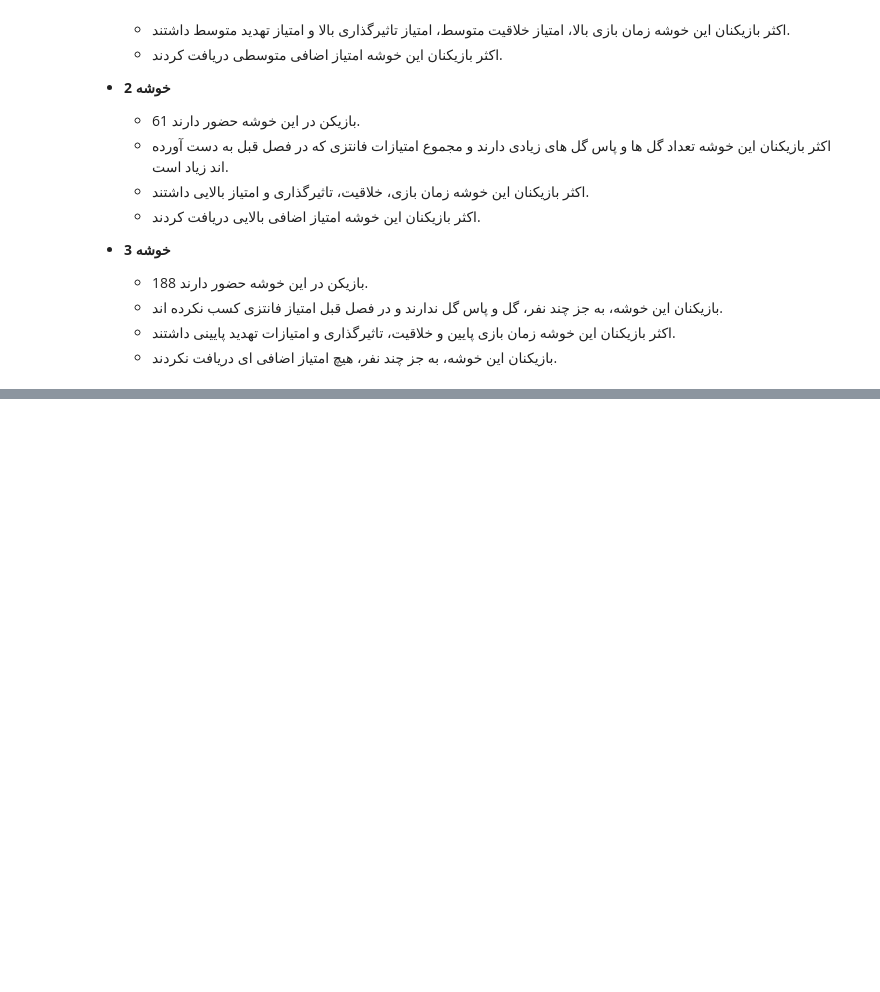
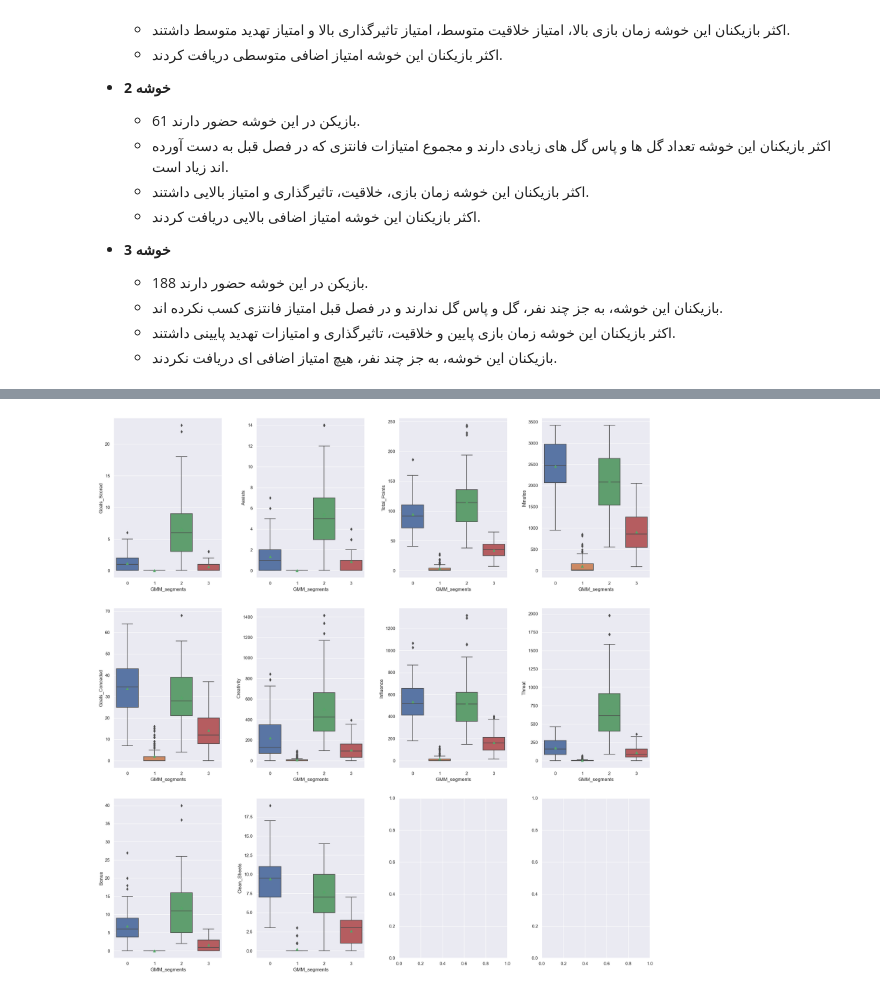
Before and after one commit to RmanAkbarzadeh/Fantasy-sport, a Jupyter notebook: fantasy_football.ipynb, the cells around one changed output, grey strips where cells are left out. Saved outputs shown, nothing was run; the diff lists cells and outputs as text; code cells hidden in the pictures; blank space fills up the shorter version.

```diff
--- a/fantasy_football.ipynb
+++ b/fantasy_football.ipynb
@@ -738,0 +1172,7 @@ fig.tight_layout(pad = 3.0)
+# %%
+gmm_df = data_pca.copy()
+# %%
+#را اعمال می کنیم Gaussian Mixture حالا
+gmm = GaussianMixture(n_components = 4, random_state = 1)  # Initializing the Gaussian Mixture algorithm with n_components = 4
+
+gmm.fit(gmm_df)
@@ -738,0 +1183,7 @@ fig.tight_layout(pad = 3.0)
+# %%
+# ایجاد یک کپی از داده های اصلی
+df4 = df.copy()
+
+#به دیتافریم های اصلی و مقیاس شده GMM افزودن برچسب های خوشه ای
+gmm_df["GMM_segments"] = gmm.predict(gmm_df)
+df4["GMM_segments"] = gmm.predict(data_pca)
@@ -738,0 +1248,18 @@ fig.tight_layout(pad = 3.0)
+# %%
+fig, axes = plt.subplots(3, 4, figsize = (20, 20))
+counter = 0
+
+for ii in range(3):
+    for jj in range(4):
+        if counter < 10:
+            sns.boxplot(
+                ax = axes[ii][jj],
+                data = df4,
+                y = df4.columns[3 + counter],
+                x = "GMM_segments",showmeans = True
+            )
+            counter = counter + 1
+
+fig.tight_layout(pad = 3.0)
+# %% [output]
+[figure, added]
```
Also changed, not shown: parts of 76 cells of this notebook.
